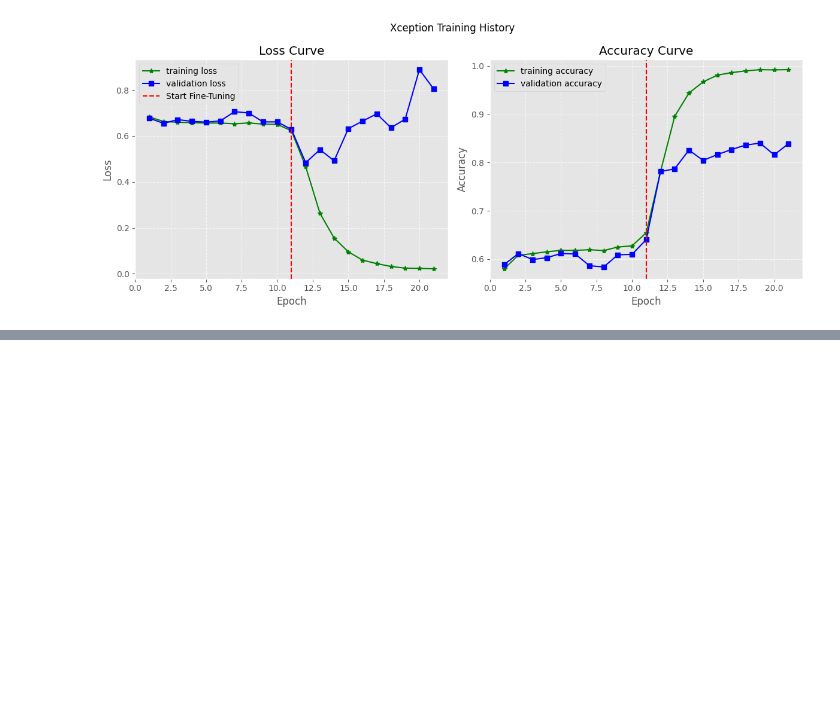
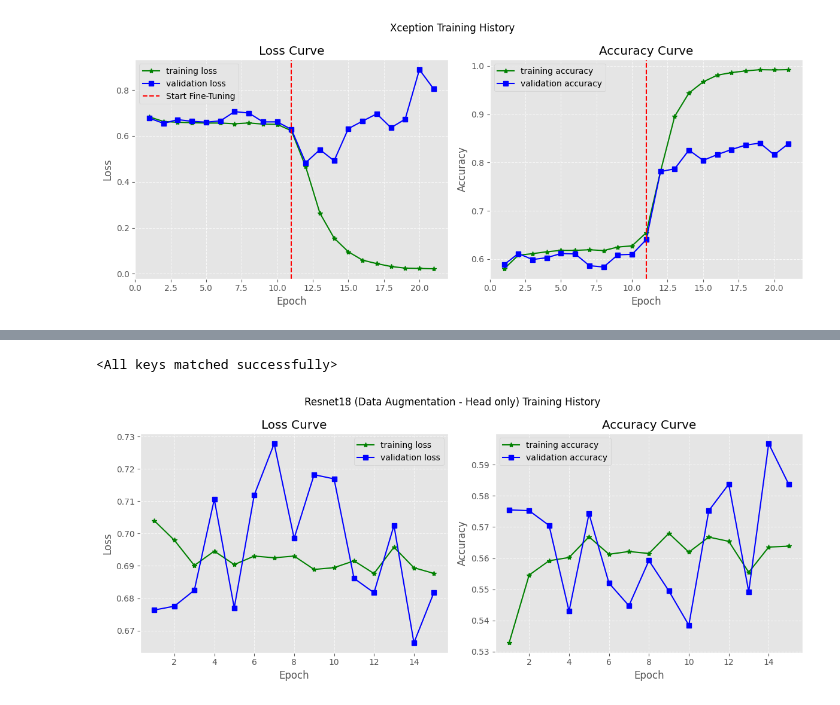
Before and after one commit to DangCongKhai/deep_fake_detection, a Jupyter notebook: notebooks/resnet18_image_classification.ipynb, the cells around one changed output, grey strips where cells are left out. Cells and saved outputs as stored; diff of their text form; code cells hidden in the pictures; blank space fills up the shorter version.

```diff
--- a/notebooks/resnet18_image_classification.ipynb
+++ b/notebooks/resnet18_image_classification.ipynb
@@ -901,0 +916,9 @@ Clipping input data to the valid range for imshow with RGB data ([0..1] for floa
+# %%
+TASK_NAME = "image_classification"
+LR = 1e-3
+EPOCHS = 15
+MODEL_NAME = "Resnet18"
+# %%
+model = DeepFakeResNet()
+
+torchsummary.summary(model, (3, 224, 224), batch_size=32)
@@ -901,0 +943,19 @@ Clipping input data to the valid range for imshow with RGB data ([0..1] for floa
+# %%
+model = model.to(device=DEVICE)
+optimizer = torch.optim.Adam(params=model.parameters(), lr=LR)
+criterion = nn.CrossEntropyLoss()
+# %%
+history = {
+    "model_name": MODEL_NAME,
+    "train_losses": [],
+    "val_losses": [],
+    "train_accuracy": [],
+    "val_accuracy": [],
+    "val_f1": [],
+    "val_auc": [],
+    "best_accuracy": 0.0,
+    "best_epoch": 0,
+    "MODEL_SAVED_PATH": "",
+}
+
+best_acc = 0.0
@@ -901,0 +1030,15 @@ Clipping input data to the valid range for imshow with RGB data ([0..1] for floa
+# %%
+# Load the best state again
+checkpoint = torch.load(MODEL_SAVED_PATH)
+model.load_state_dict(checkpoint["state_dict"])
+# %% [output]
+<All keys matched successfully>
+# %%
+model_saved_name = f"{MODEL_NAME}_(data_augment_head_only)_{TASK_NAME}"
+plot_history(
+    history,
+    "Resnet18 (Data Augmentation - Head only) Training History",
+    f"{model_saved_name}.png",
+)
+# %% [output]
+[figure, added]
```
Also changed, not shown: parts of 31 cells of this notebook.
